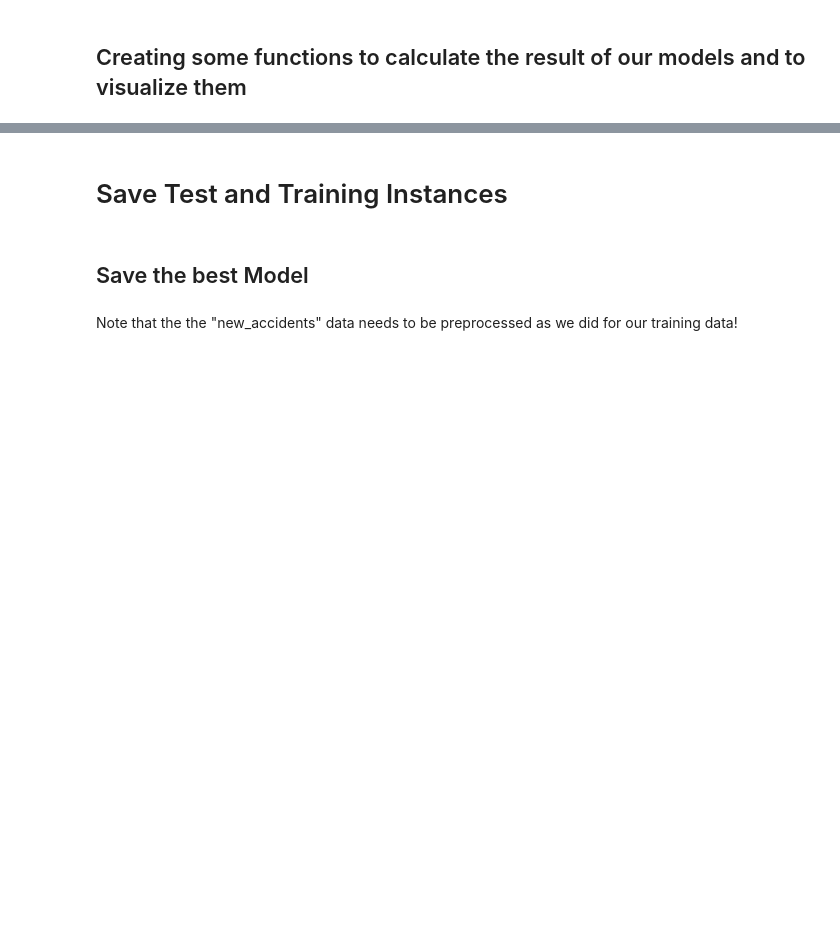
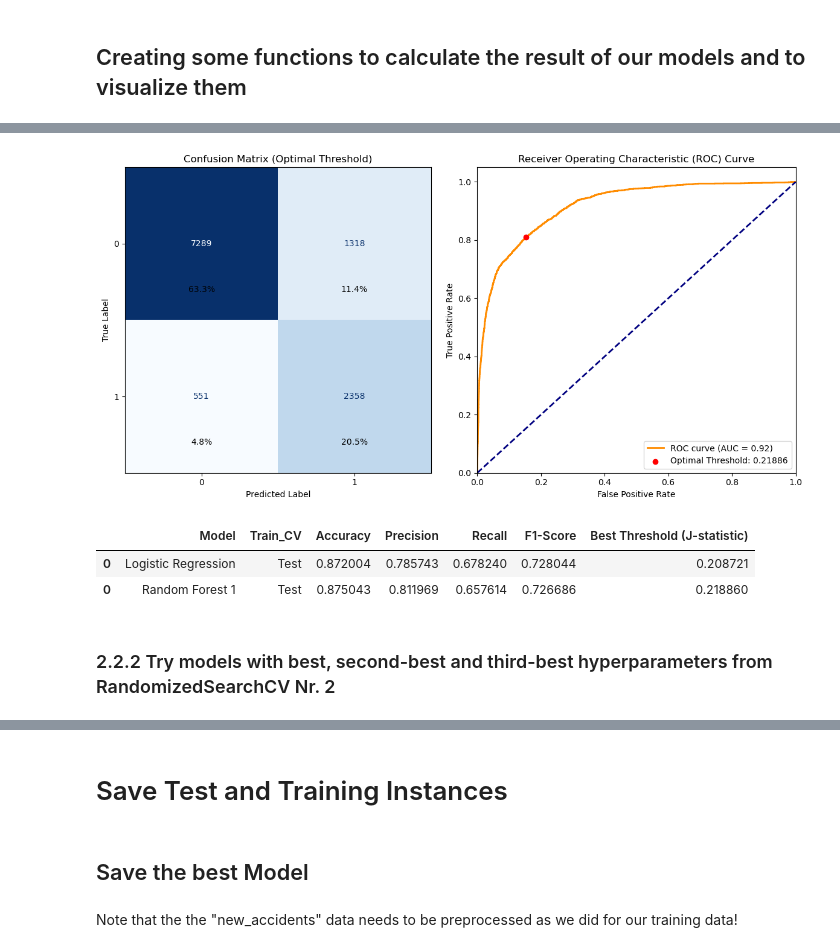
Before and after one commit to GOget42/CS_Group_Project, a Jupyter notebook: Jupyter Notebooks for Data Preprocessing/Modeling.ipynb, the cells around one changed output, grey strips where cells are left out. Cells and saved outputs as stored; diff of their text form; code cells hidden in the pictures; blank space fills up the shorter version.

```diff
--- a/Jupyter Notebooks for Data Preprocessing/Modeling.ipynb
+++ b/Jupyter Notebooks for Data Preprocessing/Modeling.ipynb
@@ -280,4 +360,6 @@ Higher values (i.e., number of trees) often improve performance but also increas
 # %%
+# DO NOT RUN THIS CELL AS IT TAKES MORE THAN 9.5 HOURS TO RUN!
+
 from sklearn.model_selection import RandomizedSearchCV
 from scipy.stats import randint, uniform
 
@@ -287,21 +369,24 @@ param_dist = {
     'max_depth': [None] + list(range(5, 30, 5)),  # None oder Werte von 5 bis 25 in 5er-Schritten
     'min_samples_split': randint(2, 10),  # Werte von 2 bis 10
     'min_samples_leaf': randint(1, 10),  # Werte von 1 bis 10
-    'max_features': ['sqrt', 'log2', uniform(0.1, 0.9)],  # sqrt, log2, oder ein Bruchteil (0.1 bis 1.0)
+    'max_features': ['sqrt', 'log2', 0.1, 0.2, 0.3, 0.4, 0.5, 0.6, 0.7],  # sqrt, log2, oder ein Bruchteil (0.1 bis 0.7)
     'bootstrap': [True, False],  # True oder False
-    'class_weight': [None, 'balanced', 'balanced_subsample']  # Drei Optionen
+    'class_weight': [None, 'balanced']  # Drei Optionen
 }
 
 # Basismodell definieren
 forest_rs = RandomForestClassifier(random_state=74)
 
+# StratifiedKFold für die Kreuzvalidierung
+cv = StratifiedKFold(n_splits=5, shuffle=True, random_state=74)
+
 # RandomizedSearchCV einrichten
 random_search = RandomizedSearchCV(estimator=forest_rs,
                                    param_distributions=param_dist,
-                                   n_iter=100,  # Anzahl der zufälligen Konfigurationen, die getestet werden
+                                   n_iter=70,  # Anzahl der zufälligen Konfigurationen, die getestet werden
                                    cv=cv,  # StratifiedKFold wie zuvor
                                    scoring='roc_auc',  # ROC-AUC als Metrik
-                                   n_jobs=-1,  # Alle verfügbaren Kerne nutzen
+                                   n_jobs=2,  # Falls alle verfügbaren Kerne genutzt werden wollen: n_jobs=-1
                                    random_state=74,  # Reproduzierbarkeit
                                    verbose=2)  # Fortschrittsanzeige
 
@@ -370,0 +483,21 @@ print(f"ROC-AUC auf Testdaten: {roc_auc:.4f}")
+# %%
+# Best Hyperparameters from RandomizedSearchCV No. 1
+best_params = {
+    'bootstrap': False,
+    'class_weight': None,
+    'max_depth': 15,
+    'max_features': 'sqrt',
+    'min_samples_leaf': 4,
+    'min_samples_split': 9,
+    'n_estimators': 792
+}
+
+# Define Random-Forest-Model with the best Hyperparameters
+rf_model_1 = RandomForestClassifier(
+    random_state=42,  # Same random state for reproducibility
+    **best_params  # Add the best hyperparameters
+)
+# %%
+rf_1_scores = compute_metrics(rf_model_1, X_train, y_train, X_test, y_test, scorer=scorer, model_name="Random Forest 1")
+# %% [output]
+[figure, added]
@@ -370,0 +506,8 @@ print(f"ROC-AUC auf Testdaten: {roc_auc:.4f}")
+# %%
+results2
+# %% [output]
+|  | Model | Train_CV | Accuracy | Precision | Recall | F1-Score | Best Threshold (J-statistic) |
+| 0 | Logistic Regression | Test | 0.872004 | 0.785743 | 0.678240 | 0.728044 | 0.208721 |
+| 0 | Random Forest 1 | Test | 0.875043 | 0.811969 | 0.657614 | 0.726686 | 0.218860 |
+# %% [markdown]
+### 2.2.2 Try models with best, second-best and third-best hyperparameters from RandomizedSearchCV Nr. 2
```
Also changed, not shown: parts of 120 cells of this notebook.
